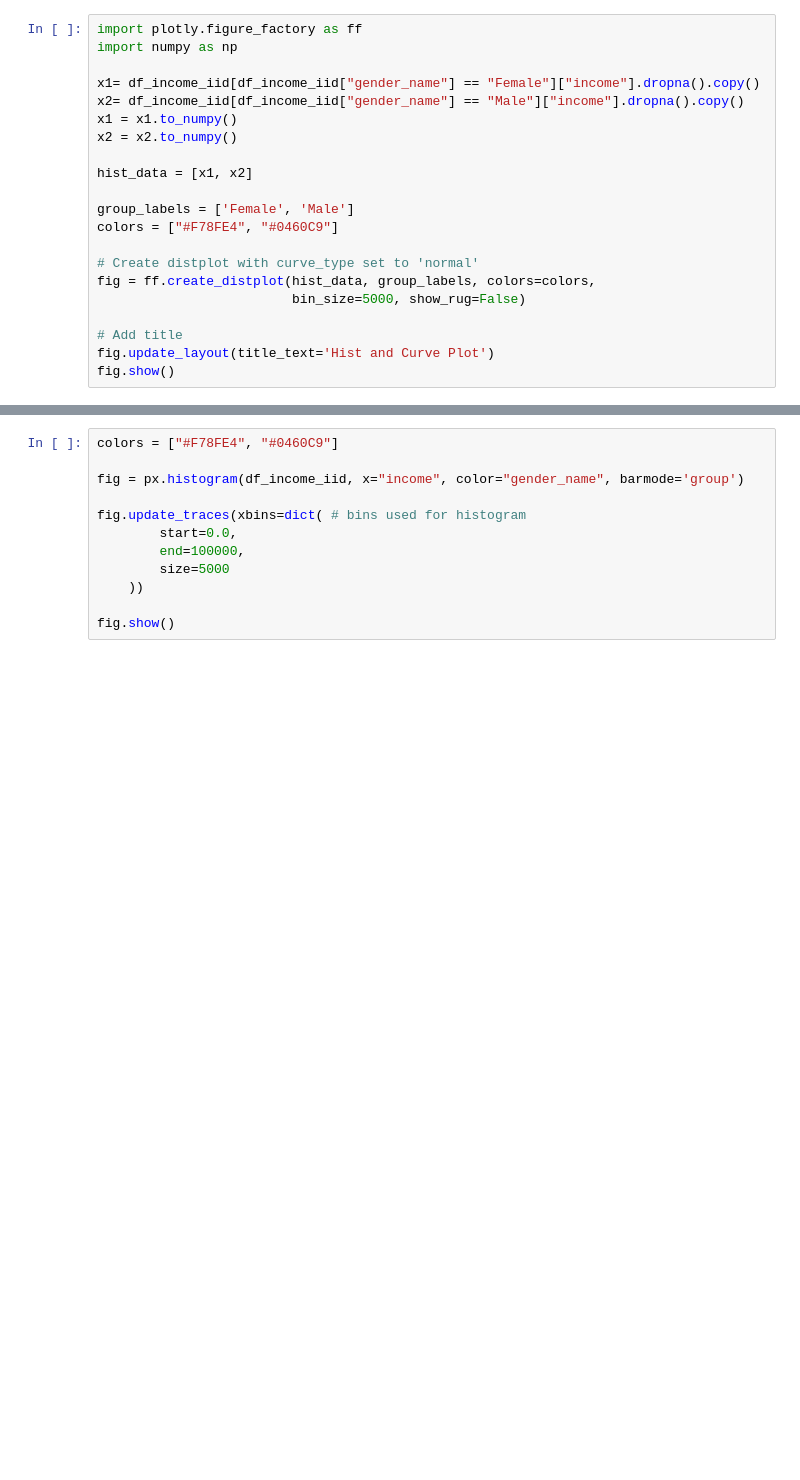
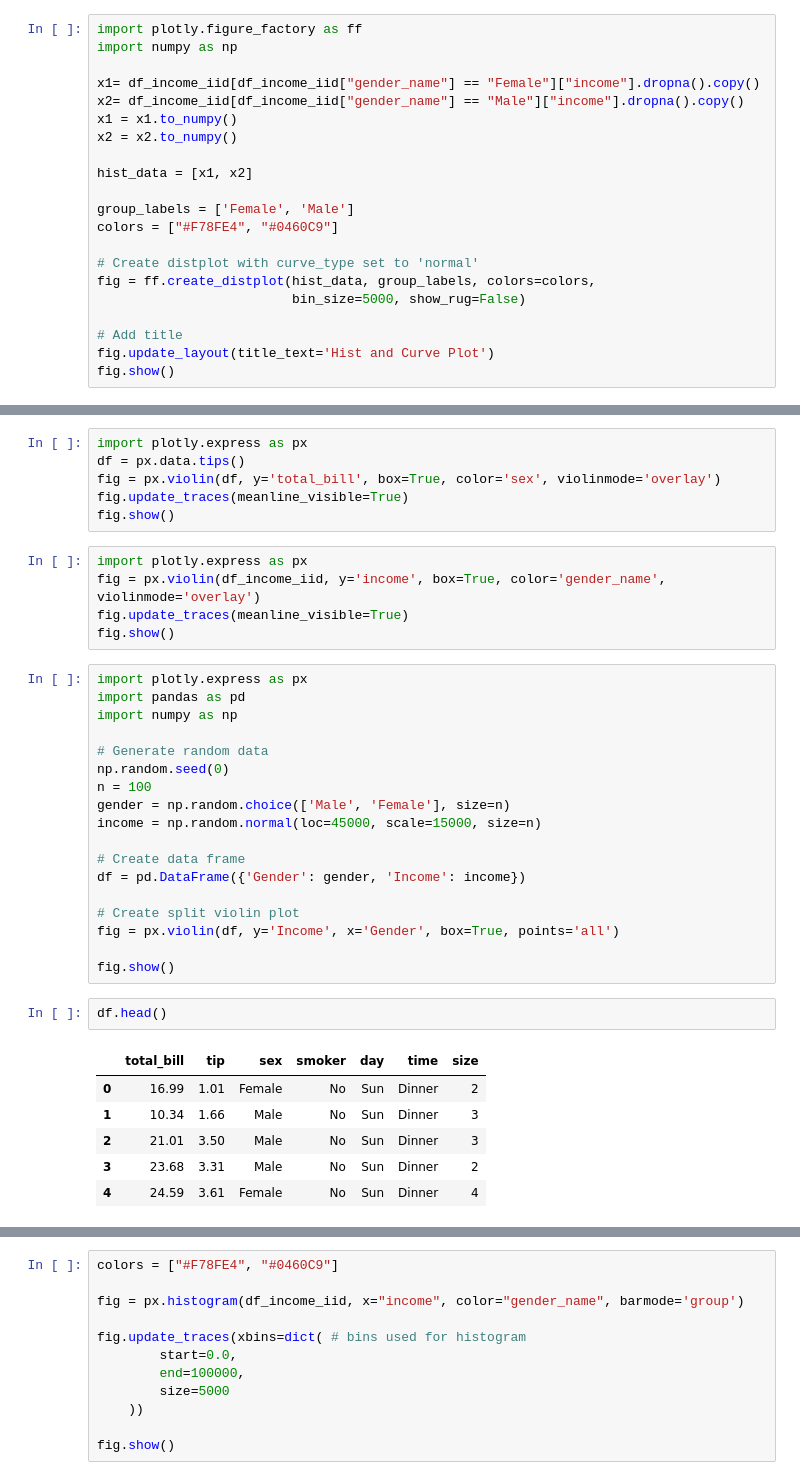
Before and after one commit to YuliyaSheichenka/Certification_Bloc_2, a Jupyter notebook: 01-Project_speed_dating_views_evolution.ipynb, the cells around one changed output, grey strips where cells are left out. Drawn from its saved outputs; the diff is of its cells as text; blank space fills up the shorter version.

```diff
--- a/01-Project_speed_dating_views_evolution.ipynb
+++ b/01-Project_speed_dating_views_evolution.ipynb
@@ -1010,0 +1313,38 @@ fig.show()
+# %%
+import plotly.express as px
+df = px.data.tips()
+fig = px.violin(df, y='total_bill', box=True, color='sex', violinmode='overlay')
+fig.update_traces(meanline_visible=True)
+fig.show()
+# %%
+import plotly.express as px
+fig = px.violin(df_income_iid, y='income', box=True, color='gender_name', violinmode='overlay')
+fig.update_traces(meanline_visible=True)
+fig.show()
+# %%
+import plotly.express as px
+import pandas as pd
+import numpy as np
+
+# Generate random data
+np.random.seed(0)
+n = 100
+gender = np.random.choice(['Male', 'Female'], size=n)
+income = np.random.normal(loc=45000, scale=15000, size=n)
+
+# Create data frame
+df = pd.DataFrame({'Gender': gender, 'Income': income})
+
+# Create split violin plot
+fig = px.violin(df, y='Income', x='Gender', box=True, points='all')
+
+fig.show()
+# %%
+df.head()
+# %% [output]
+|  | total_bill | tip | sex | smoker | day | time | size |
+| 0 | 16.99 | 1.01 | Female | No | Sun | Dinner | 2 |
+| 1 | 10.34 | 1.66 | Male | No | Sun | Dinner | 3 |
+| 2 | 21.01 | 3.50 | Male | No | Sun | Dinner | 3 |
+| 3 | 23.68 | 3.31 | Male | No | Sun | Dinner | 2 |
+| 4 | 24.59 | 3.61 | Female | No | Sun | Dinner | 4 |
```
Also changed, not shown: parts of 26 cells of this notebook.
